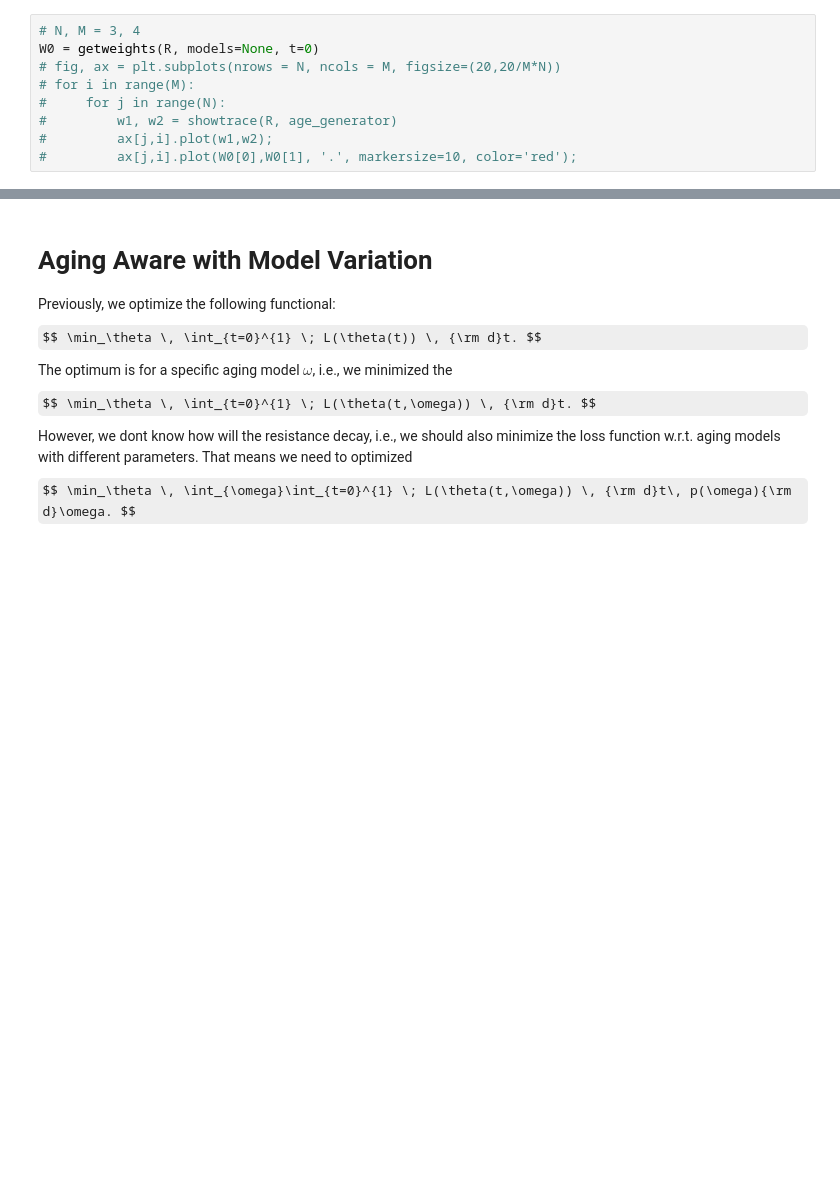
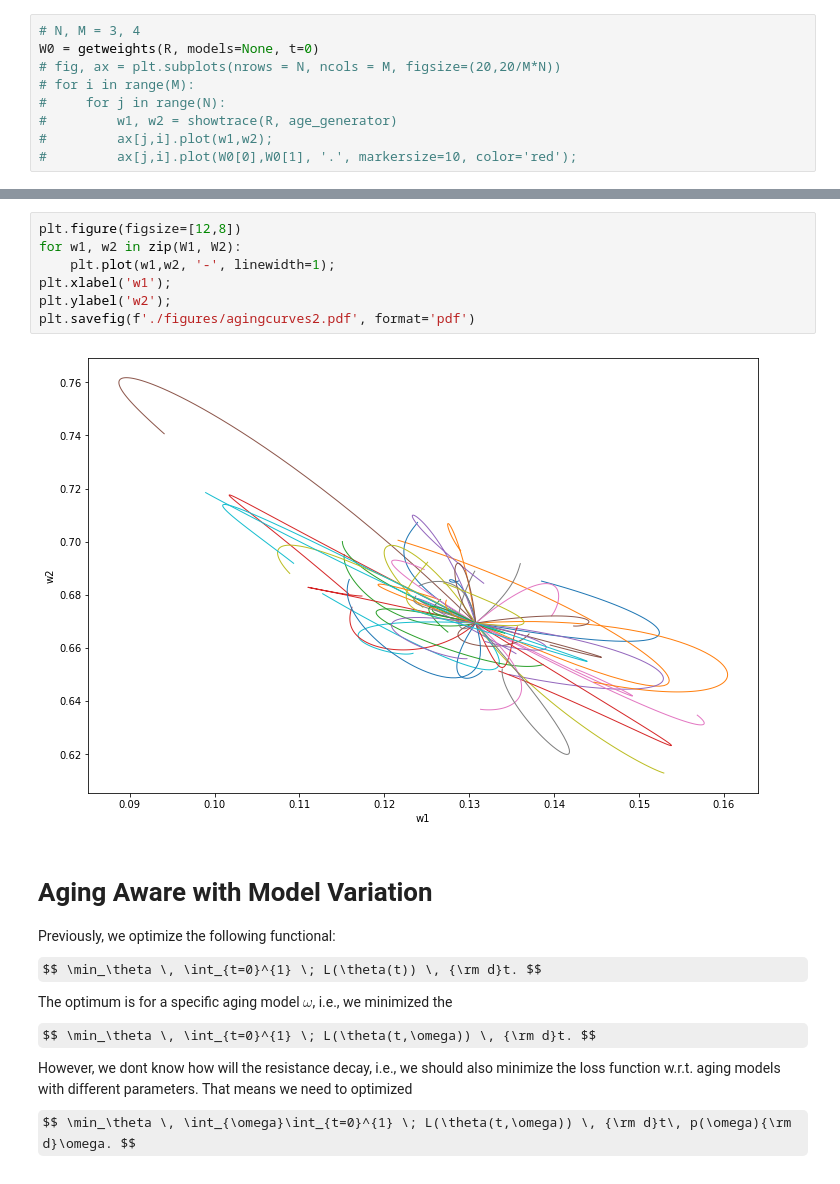
Before and after one commit to Neuromophic/Aging-aware-training, a Jupyter notebook: Aging_Model/TryWeights.ipynb, the cells around one changed output, grey strips where cells are left out. Drawn from its saved outputs; the diff is of its cells as text; some formulas as TeX source; blank space fills up the shorter version.

```diff
--- a/Aging_Model/TryWeights.ipynb
+++ b/Aging_Model/TryWeights.ipynb
@@ -84,3 +84,12 @@ plt.savefig(f'./figures/agingcurves.pdf', format='pdf')
+# %%
+plt.figure(figsize=[12,8])
+for w1, w2 in zip(W1, W2):
+    plt.plot(w1,w2, '-', linewidth=1);
+plt.xlabel('w1');
+plt.ylabel('w2');
+plt.savefig(f'./figures/agingcurves2.pdf', format='pdf')
+# %% [output]
+[figure, added]
 # %% [markdown]
 # Aging Aware with Model Variation
 Previously, we optimize the following functional:
```
Also changed, not shown: parts of 3 cells of this notebook, 2 other files.
